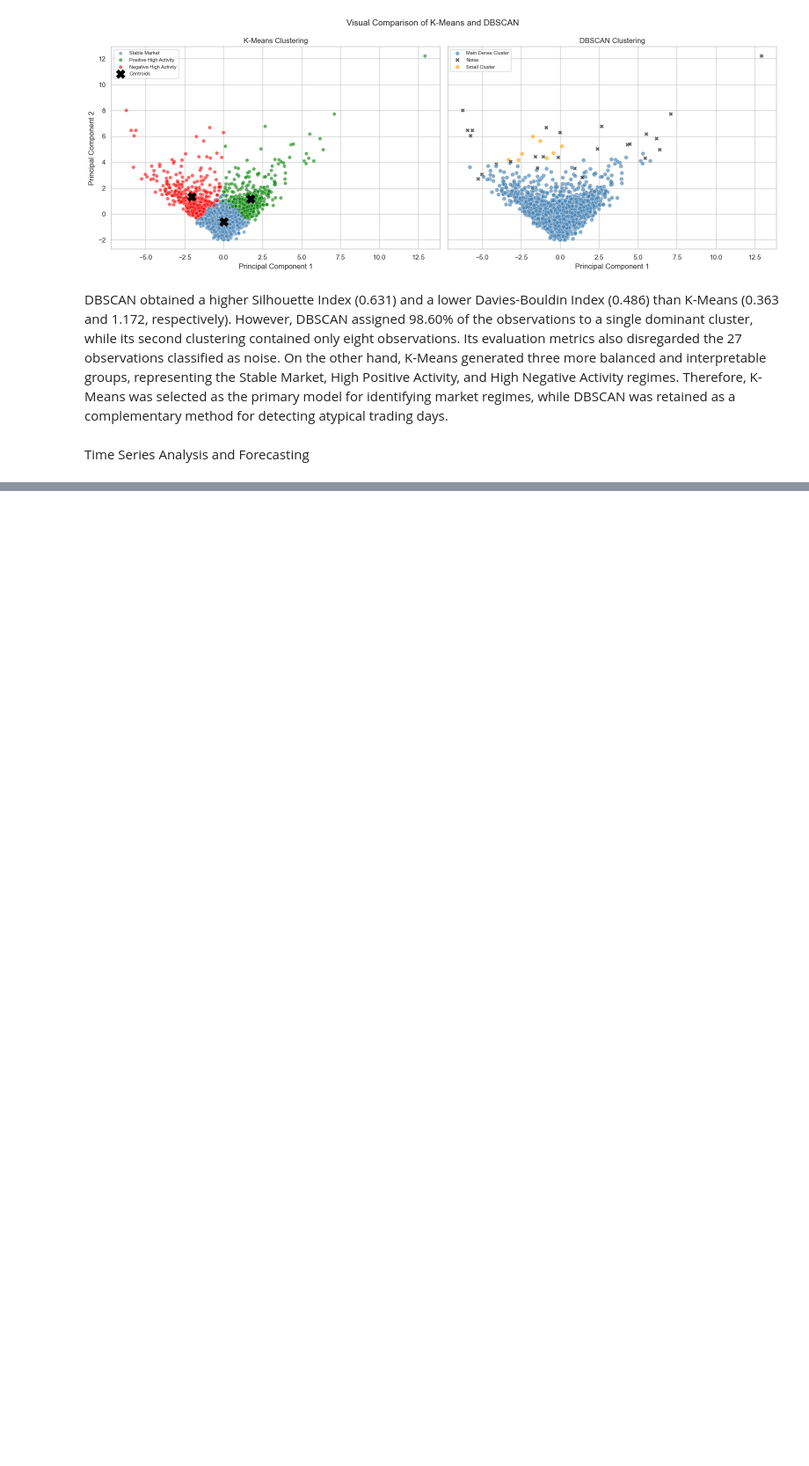
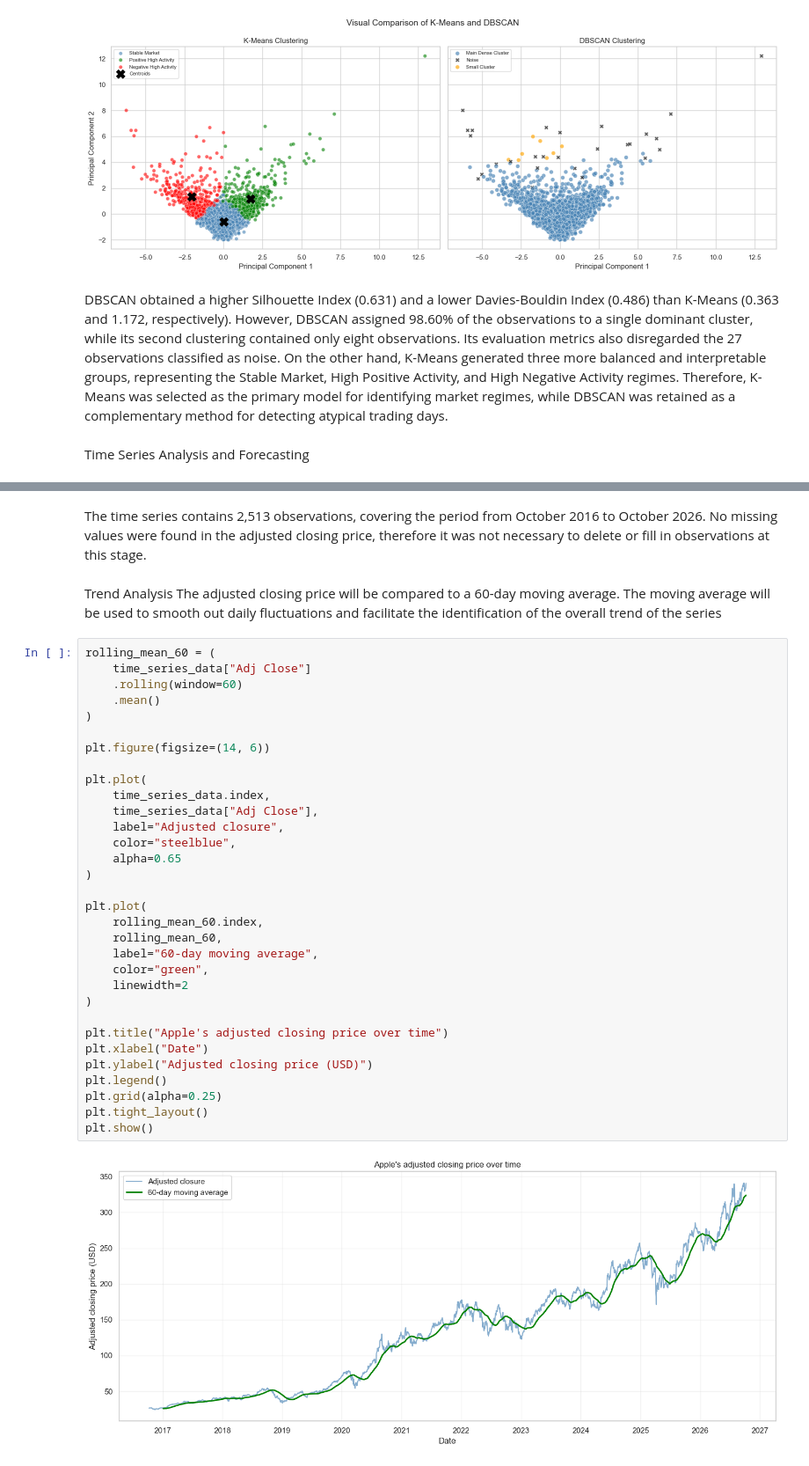
Before and after one commit to 2026228-dev/CA1MLB-2026228, a Jupyter notebook: AAPL.ipynb, the cells around one changed output, grey strips where cells are left out. Shown at 88% size. Saved outputs shown, nothing was run; the diff lists cells and outputs as text; blank space fills up the shorter version.

```diff
--- a/AAPL.ipynb
+++ b/AAPL.ipynb
@@ -1664,0 +1709,39 @@ Time Series Analysis and Forecasting
+# %% [markdown]
+The time series contains 2,513 observations, covering the period from October 2016 to October 2026. No missing values were found in the adjusted closing price, therefore it was not necessary to delete or fill in observations at this stage.
+# %% [markdown]
+Trend Analysis
+The adjusted closing price will be compared to a 60-day moving average. The moving average will be used to smooth out daily fluctuations and facilitate the identification of the overall trend of the series
+# %%
+rolling_mean_60 = (
+    time_series_data["Adj Close"]
+    .rolling(window=60)
+    .mean()
+)
+
+plt.figure(figsize=(14, 6))
+
+plt.plot(
+    time_series_data.index,
+    time_series_data["Adj Close"],
+    label="Adjusted closure",
+    color="steelblue",
+    alpha=0.65
+)
+
+plt.plot(
+    rolling_mean_60.index,
+    rolling_mean_60,
+    label="60-day moving average",
+    color="green",
+    linewidth=2
+)
+
+plt.title("Apple's adjusted closing price over time")
+plt.xlabel("Date")
+plt.ylabel("Adjusted closing price (USD)")
+plt.legend()
+plt.grid(alpha=0.25)
+plt.tight_layout()
+plt.show()
+# %% [output]
+[figure, added]
```
Also changed, not shown: parts of 42 cells of this notebook, 1 other file.
